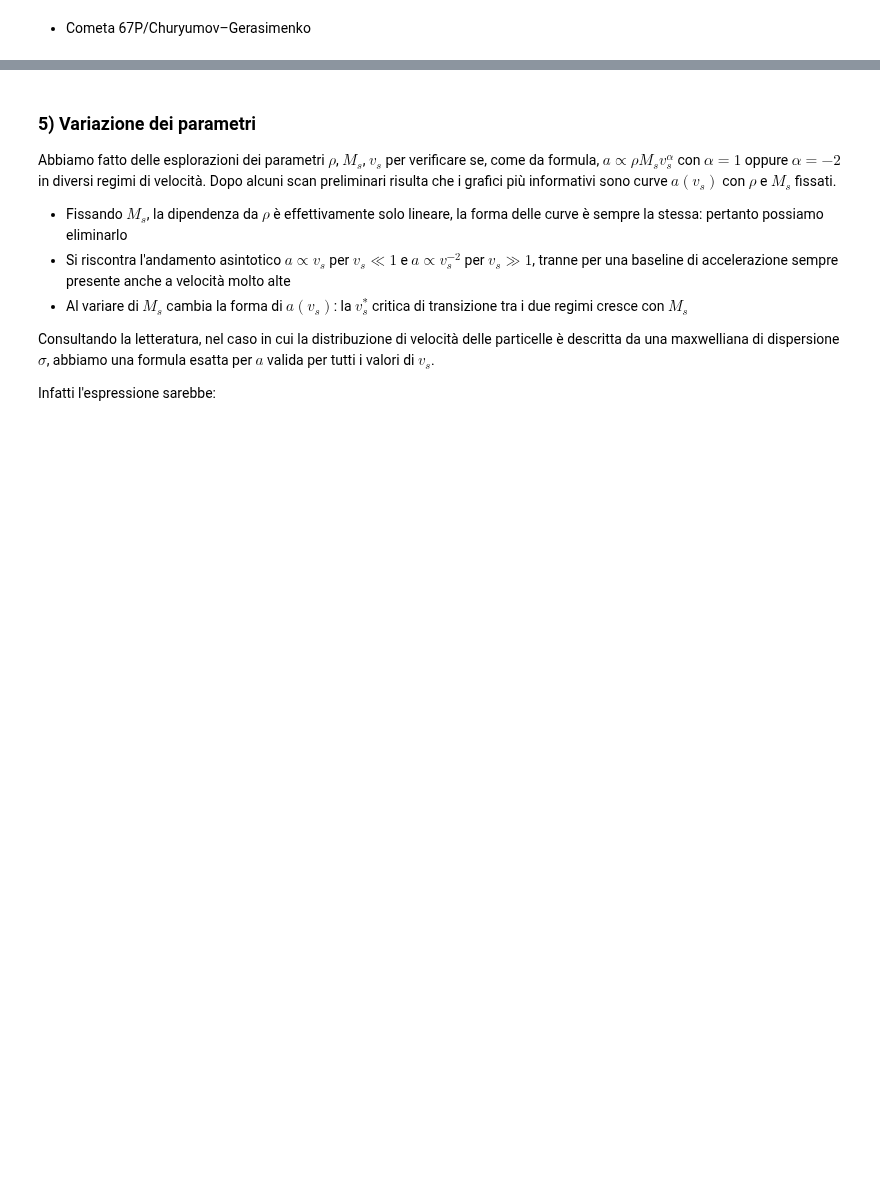
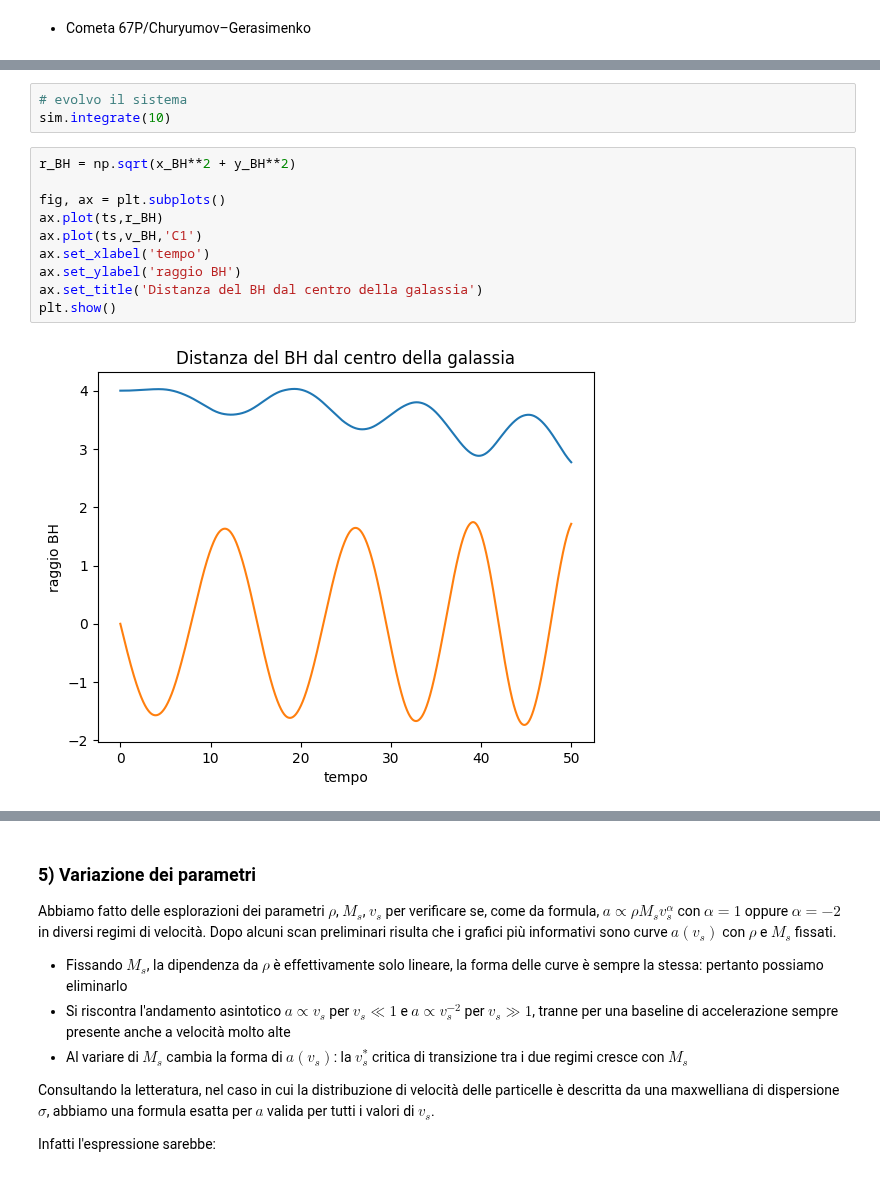
Before and after one commit to danivolo/rebbound, a Jupyter notebook: main.ipynb, the cells around one changed output, grey strips where cells are left out. Cells and saved outputs as stored; diff of their text form; blank space fills up the shorter version.

```diff
--- a/main.ipynb
+++ b/main.ipynb
@@ -231,0 +240,15 @@ Risultato:
+# %%
+# evolvo il sistema
+sim.integrate(10)
+# %%
+r_BH = np.sqrt(x_BH**2 + y_BH**2)
+
+fig, ax = plt.subplots()
+ax.plot(ts,r_BH)
+ax.plot(ts,v_BH,'C1')
+ax.set_xlabel('tempo')
+ax.set_ylabel('raggio BH')
+ax.set_title('Distanza del BH dal centro della galassia')
+plt.show()
+# %% [output]
+[figure, added]
```
Also changed, not shown: parts of 22 cells of this notebook, 1 other file.
